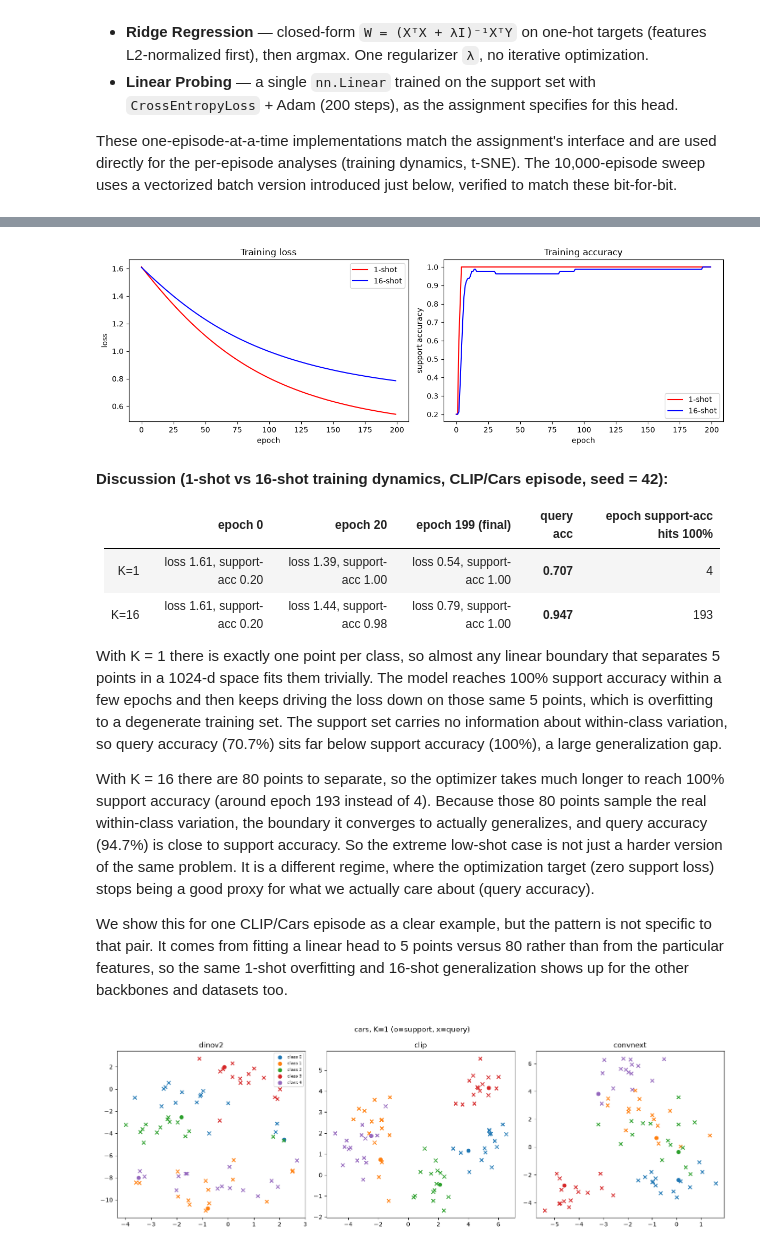
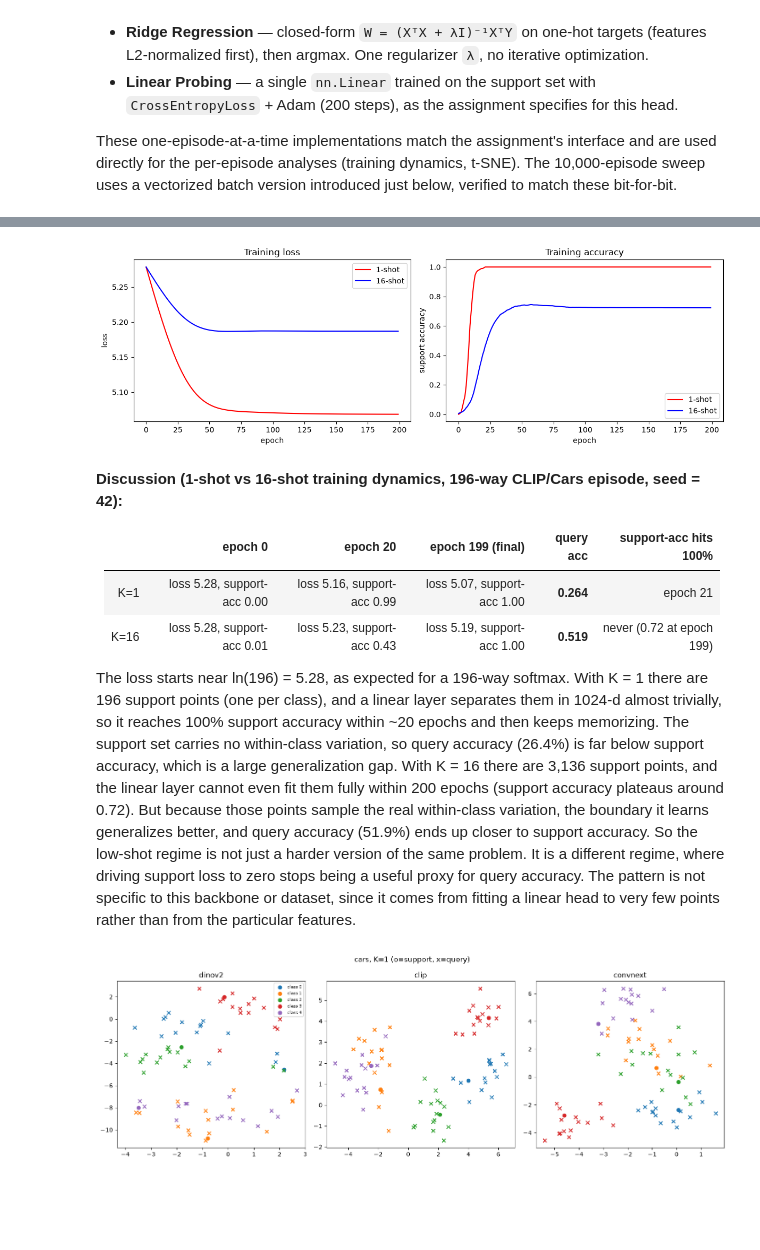
Before and after one commit to eyalsht/cv-hw2-few-shot-benchmarking, a Jupyter notebook: cv_hw2_312359284_314884834.ipynb, the cells around one changed output, grey strips where cells are left out. Cells and saved outputs as stored; diff of their text form; code cells hidden in the pictures; blank space fills up the shorter version.

```diff
--- a/cv_hw2_312359284_314884834.ipynb
+++ b/cv_hw2_312359284_314884834.ipynb
@@ -536,14 +547,16 @@ DATASETS = ["cars", "eurosat"]
 BACKBONES = ["dinov2", "clip", "convnext"]
 CLASSIFIERS = ["proto", "ridge", "linear"]
 K_SHOTS = [1, 2, 4, 16]
-N_EPISODES = 10_000
+# Full C-way: C = the number of classes in the dataset (196 for Cars, 10 for EuroSAT).
+# Episodes: Cars 2,000 / EuroSAT 10,000. At full C-way the per-episode variance is far lower
+# than at 5-way (every episode uses all classes, so there is no "which classes" randomness),
+# so the 2,000-episode Cars means are actually tighter than the 10,000-episode EuroSAT ones.
+EPISODES = {"cars": 2000, "eurosat": 10000}
 SEED = 42
 RESULTS_CSV = "benchmark_results.csv"
 
 
 def load_features(backbone_name, dataset_name):
-    # Batched evaluation (see note above) does large matmuls, where GPU wins
-    # decisively over CPU -- unlike the naive one-episode-at-a-time loop.
     path = f"{backbone_name}_{dataset_name}_features.pt"
     feats = torch.load(path, map_location=device)
     return {k: v.to(device) for k, v in feats.items()}
@@ -553,29 +566,26 @@ results = {}
 done_combos = set()
 if os.path.exists(RESULTS_CSV):
     prev = pd.read_csv(RESULTS_CSV)
-    done_combos = set(zip(prev.dataset, prev.backbone, prev.classifier, prev.k))
+    done_combos = set(zip(prev.dataset, prev.backbone, prev.method, prev.k))
     for _, row in prev.iterrows():
-        results[(row.dataset, row.backbone, row.classifier, row.k)] = {
-            "mean": row["mean"], "std": row["std"]
-        }
+        results[(row.dataset, row.backbone, row.method, row.k)] = {
+            "C": row["C"], "episodes": row["episodes"], "mean": row["mean"], "std": row["std"]}
 
 for dataset_name in DATASETS:
     for backbone_name in BACKBONES:
         features = load_features(backbone_name, dataset_name)
+        C = len(features)
         for clf_name in CLASSIFIERS:
             for k in K_SHOTS:
                 combo = (dataset_name, backbone_name, clf_name, k)
                 if combo in done_combos:
                     continue
-                mean_acc, std_acc = run_combo(features, clf_name, k, n_episodes=N_EPISODES, seed=SEED)
-                results[combo] = {"mean": mean_acc, "std": std_acc}
-                print(combo, f"acc={mean_acc:.4f} +- {std_acc:.4f}")
-
-                rows = [
-                    {"dataset": d, "backbone": b, "classifier": c, "k": kk,
-                     "mean": v["mean"], "std": v["std"]}
-                    for (d, b, c, kk), v in results.items()
-                ]
+                mean_acc, std_acc = run_combo(features, clf_name, k, EPISODES[dataset_name], seed=SEED)
+                results[combo] = {"C": C, "episodes": EPISODES[dataset_name], "mean": mean_acc, "std": std_acc}
+                print(combo, f"C={C} acc={mean_acc:.4f} +- {std_acc:.4f}")
+                rows = [{"dataset": d, "backbone": b, "method": m, "k": kk,
+                         "C": v["C"], "episodes": v["episodes"], "mean": v["mean"], "std": v["std"]}
+                        for (d, b, m, kk), v in results.items()]
                 pd.DataFrame(rows).to_csv(RESULTS_CSV, index=False)
 
 results_df = pd.read_csv(RESULTS_CSV)
@@ -712,12 +712,12 @@ domain.
 # %%
-# 5c. Linear Probing training dynamics: one fixed episode at K=1 and K=16
+# 5c. Linear Probing training dynamics: one fixed C-way episode (196-way Cars) at K=1 and K=16
 dynamics_backbone, dynamics_dataset = "clip", "cars"
 features_for_dynamics = load_features(dynamics_backbone, dynamics_dataset)
 
 histories = {}
 for k in [1, 16]:
     rng = np.random.default_rng(SEED)
-    X_s, y_s, X_q, y_q = sample_episode(features_for_dynamics, C=5, K=k, n_query=15, rng=rng)
+    X_s, y_s, X_q, y_q = sample_episode(features_for_dynamics, C=len(features_for_dynamics), K=k, n_query=15, rng=rng)
     clf = LinearProbeClassifier()
     clf.fit(X_s, y_s, track_history=True)
     histories[k] = clf.history
@@ -746,29 +746,23 @@ K=16: epoch 0 loss 1.61 / support-acc 0.20  |  epoch 20 loss 1.44 / acc 0.98  |
-[figure, old version]
+[figure, new version]
 # %% [markdown]
-**Discussion (1-shot vs 16-shot training dynamics, CLIP/Cars episode, seed = 42):**
+**Discussion (1-shot vs 16-shot training dynamics, 196-way CLIP/Cars episode, seed = 42):**
 
-| | epoch 0 | epoch 20 | epoch 199 (final) | query acc | epoch support-acc hits 100% |
+| | epoch 0 | epoch 20 | epoch 199 (final) | query acc | support-acc hits 100% |
 |---|---|---|---|---|---|
-| K=1 | loss 1.61, support-acc 0.20 | loss 1.39, support-acc 1.00 | loss 0.54, support-acc 1.00 | **0.707** | 4 |
-| K=16 | loss 1.61, support-acc 0.20 | loss 1.44, support-acc 0.98 | loss 0.79, support-acc 1.00 | **0.947** | 193 |
+| K=1 | loss 5.28, support-acc 0.00 | loss 5.16, support-acc 0.99 | loss 5.07, support-acc 1.00 | **0.264** | epoch 21 |
+| K=16 | loss 5.28, support-acc 0.01 | loss 5.23, support-acc 0.43 | loss 5.19, support-acc 1.00 | **0.519** | never (0.72 at epoch 199) |
 
-With K = 1 there is exactly one point per class, so almost any linear boundary that separates 5 points
-in a 1024-d space fits them trivially. The model reaches 100% support accuracy within a few epochs and
-then keeps driving the loss down on those same 5 points, which is overfitting to a degenerate training
-set. The support set carries no information about within-class variation, so query accuracy (70.7%)
-sits far below support accuracy (100%), a large generalization gap.
-
-With K = 16 there are 80 points to separate, so the optimizer takes much longer to reach 100% support
-accuracy (around epoch 193 instead of 4). Because those 80 points sample the real within-class
-variation, the boundary it converges to actually generalizes, and query accuracy (94.7%) is close to
-support accuracy. So the extreme low-shot case is not just a harder version of the same problem. It is
-a different regime, where the optimization target (zero support loss) stops being a good proxy for
-what we actually care about (query accuracy).
-
-We show this for one CLIP/Cars episode as a clear example, but the pattern is not specific to that
-pair. It comes from fitting a linear head to 5 points versus 80 rather than from the particular
-features, so the same 1-shot overfitting and 16-shot generalization shows up for the other
-backbones and datasets too.
+The loss starts near ln(196) = 5.28, as expected for a 196-way softmax. With K = 1 there are 196
+support points (one per class), and a linear layer separates them in 1024-d almost trivially, so it
+reaches 100% support accuracy within ~20 epochs and then keeps memorizing. The support set carries no
+within-class variation, so query accuracy (26.4%) is far below support accuracy, which is a large
+generalization gap. With K = 16 there are 3,136 support points, and the linear layer cannot even fit
+them fully within 200 epochs (support accuracy plateaus around 0.72). But because those points sample
+the real within-class variation, the boundary it learns generalizes better, and query accuracy (51.9%)
+ends up closer to support accuracy. So the low-shot regime is not just a harder version of the same
+problem. It is a different regime, where driving support loss to zero stops being a useful proxy for
+query accuracy. The pattern is not specific to this backbone or dataset, since it comes from fitting a
+linear head to very few points rather than from the particular features.
 # %%
 # 5d. t-SNE visualization: for each (dataset, K), one fixed episode, all 3 backbones side by side.
 # Each class gets one fixed color shared by its support (o) and query (x) points, so colour
```
Also changed, not shown: parts of 39 cells of this notebook, 8 other files.
